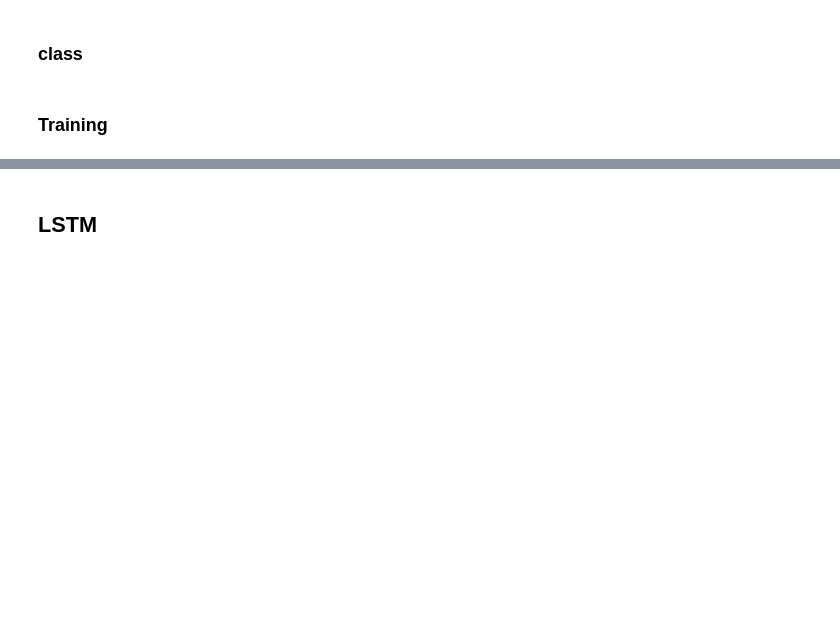
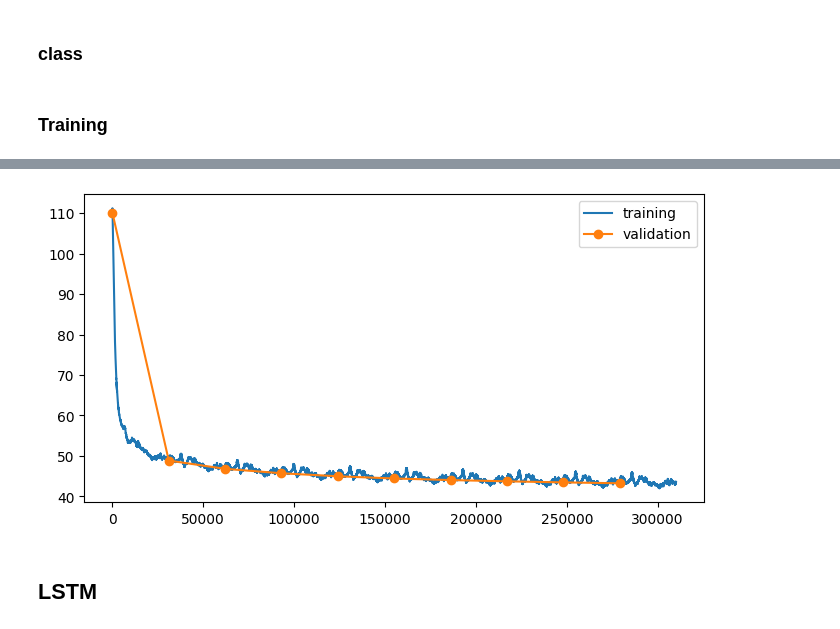
Before and after one commit to PierreFalconnier/text-generation-project, a Jupyter notebook: Notebook/Project.ipynb, the cells around one changed output, grey strips where cells are left out. Cells and saved outputs as stored; diff of their text form; code cells hidden in the pictures; blank space fills up the shorter version.

Commit message:
Update notebook with train/val/test split and monitoring of validation loss

```diff
--- a/Notebook/Project.ipynb
+++ b/Notebook/Project.ipynb
@@ -142,29 +174,52 @@ model = VanillaRNN(hidden_size, vocab_size, seq_length).to(device)
 optimizer = optim.Adagrad(model.parameters(), lr=0.1)
 
 #- Training loop
-n_epochs = 3
+n_epochs = 10
 iteration = 0
+training_loss_RNN = []
+validation_loss_RNN = []
 pbar1 = tqdm(range(n_epochs), total=n_epochs, position=0, leave=True)
 for epoch in pbar1:
+  # evaluation
+  with torch.no_grad():
+    val_loss = 0
+    hprev = torch.zeros(1, hidden_size).to(device)
+    for j, (x_val, y_val) in enumerate(val_dataset):
+      model.eval()
+      x_val, y_val = x_val.to(device), y_val.to(device)
+      o_val, hprev = model(x_val, hprev)
+      val_loss += model.loss_fct(o_val, y_val).item()
+    val_loss /= len(val_dataset)
+    validation_loss_RNN.append(val_loss)
+
   hprev = torch.zeros(1, hidden_size).to(device)
   pbar2 = tqdm(enumerate(train_dataset), total=len(train_dataset), position=1, leave=False)
   for i, (x_batch, y_batch) in pbar2:
+    model.train()
+
     x_batch, y_batch = x_batch.to(device), y_batch.to(device)
+
     o_batch, hprev = model(x_batch, hprev.detach())
+
     optimizer.zero_grad()
     loss = model.loss_fct(o_batch, y_batch)
     loss.backward()
     torch.nn.utils.clip_grad_norm_(model.parameters(), max_norm=5.0)
     optimizer.step()
+
     if iteration==0:
       smooth_loss = loss.item()
     else:
       smooth_loss = 0.999*smooth_loss + 0.001*loss.item()
-    if iteration%500==0:
-      print(f'iter = {iteration}, smooth_loss = {smooth_loss}')
-      model.synthetize(x_batch[0:1], hprev, 200, dataset.ind_to_char)
+    training_loss_RNN.append(smooth_loss)
+
+    # if iteration%500==0:
+    #   print(f'iter = {iteration}, smooth_loss = {smooth_loss}')
+    #   model.synthetize(x_batch[0:1], hprev, 200, dataset.ind_to_char)
+
     # writer.add_scalar('Smooth loss', smooth_loss, iteration)
     # writer.flush()
+
     iteration+=1
 
 # writer.close()
@@ -223,3 +231,11 @@ it the won the wall that had jood, coring the gid Hagrir Ertuil ladling Kryad ma
+# %%
+plt.figure(figsize=(8,4))
+plt.plot(np.arange(iteration), training_loss_RNN, label='training')
+plt.plot(len(train_dataset)*np.arange(n_epochs), np.array(validation_loss_RNN), '-o', label='validation')
+plt.legend()
+plt.show()
+# %% [output]
+[figure, added]
 # %% [markdown]
 ## LSTM
 # %% [markdown]
```
Also changed, not shown: parts of 21 cells of this notebook.
